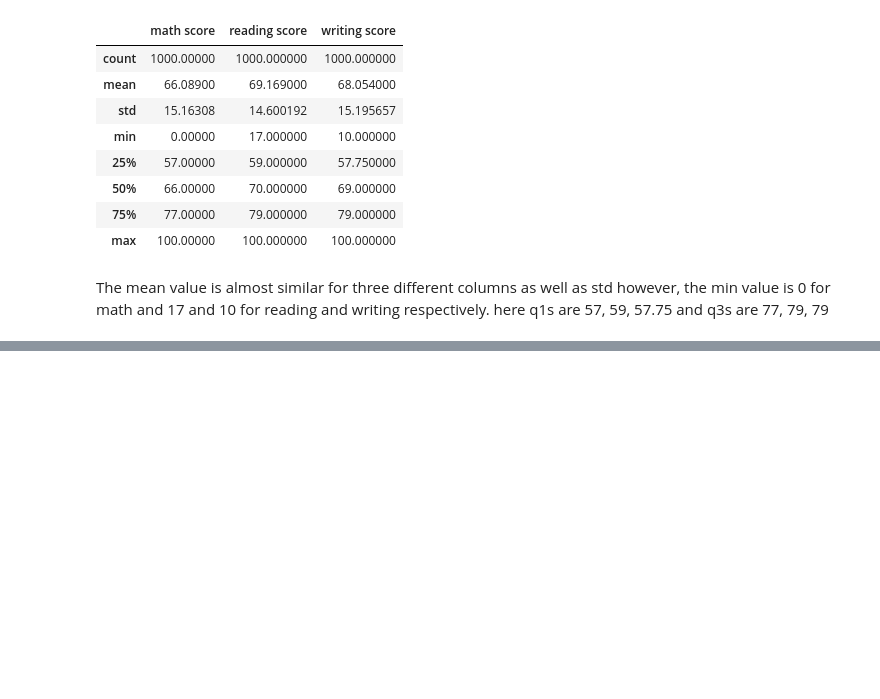
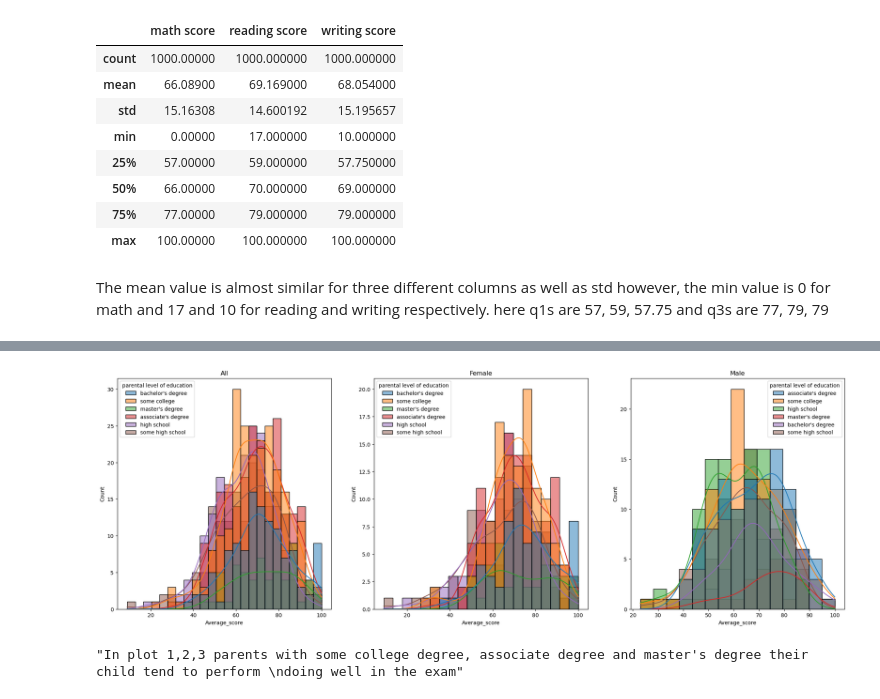
Before and after one commit to abir171915/ml-ds-project, a Jupyter notebook: notebook/EDA_student_performance.ipynb, the cells around one changed output, grey strips where cells are left out. Drawn from its saved outputs; the diff is of its cells as text; code cells hidden in the pictures; blank space fills up the shorter version.

```diff
--- a/notebook/EDA_student_performance.ipynb
+++ b/notebook/EDA_student_performance.ipynb
@@ -87,0 +177,19 @@ and q3s are 77, 79, 79
+# %%
+plt.figure(figsize = (25, 8))
+plt.subplot(131)
+sns.histplot(data = df, x = 'Average_score', kde = True, hue = 'parental level of education')
+plt.title('All')
+plt.subplot(132)
+sns.histplot(data = df[df.gender == 'female'], x = 'Average_score', kde = True, hue = 'parental level of education')
+plt.title('Female')
+plt.subplot(133)
+sns.histplot(data = df[df.gender == 'male'], x = 'Average_score', kde = True, hue = 'parental level of education')
+plt.title('Male')
+plt.show()
+# %% [output]
+[figure, added]
+# %%
+'''In plot 1,2,3 parents with some college degree, associate degree and master's degree their child tend to perform
+doing well in the exam'''
+# %% [output]
+"In plot 1,2,3 parents with some college degree, associate degree and master's degree their child tend to perform \ndoing well in the exam"
```
Also changed, not shown: parts of 13 cells of this notebook.
